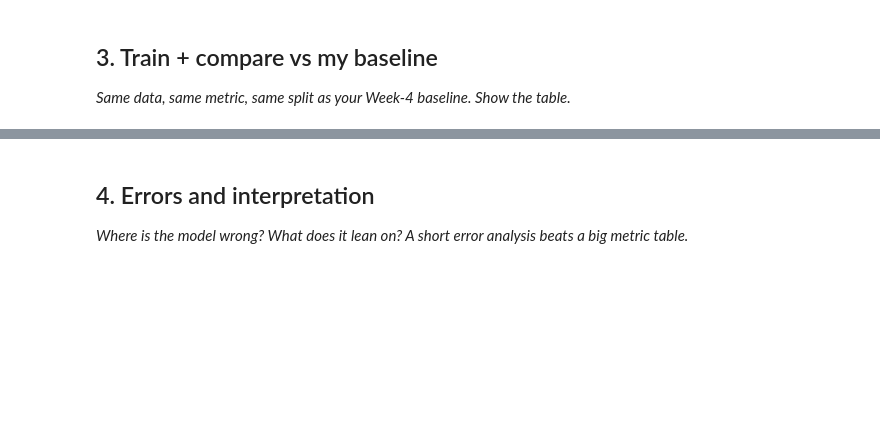
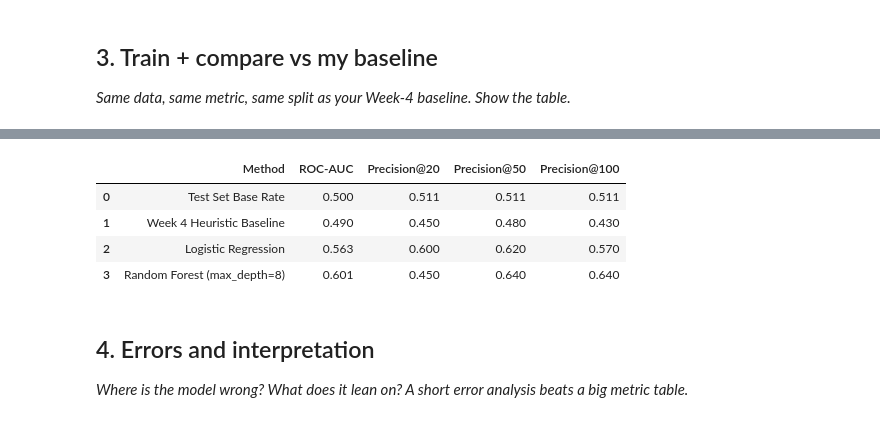
Before and after one commit to mubashir-dev751/starter, a Jupyter notebook: work/notebooks/w05_model.ipynb, the cells around one changed output, grey strips where cells are left out. Saved outputs shown, nothing was run; the diff lists cells and outputs as text; code cells hidden in the pictures; blank space fills up the shorter version.

```diff
--- a/work/notebooks/w05_model.ipynb
+++ b/work/notebooks/w05_model.ipynb
@@ -29,0 +122,88 @@ This skeleton is yours to fill. Work the sections **in order** — each one has
+# %%
+from sklearn.impute import SimpleImputer
+# Make sure this is imported at the top of your notebook if it isn't already
+
+# 1. Metric Helper Functions
+def precision_at_k(scores, labels, k=50):
+    order = np.argsort(-np.asarray(scores))
+    top_k_labels = np.asarray(labels)[order[:k]]
+    return top_k_labels.mean()
+
+# 2. Week 4 Baseline Scoring on Test Set
+def calculate_baseline_score(data):
+    is_stale = (data['days_since_last_update'] >= 180).astype(int)
+    striking_distance = ((data['avg_position'] >= 11) & (data['avg_position'] <= 30)).astype(int)
+    return (is_stale * 1.5 + striking_distance * 2.0) * np.log1p(data['impressions_90d'].fillna(0))
+
+test_df['baseline_score'] = calculate_baseline_score(test_df)
+
+# 3. Build Preprocessor Pipelines (UPDATED WITH IMPUTATION)
+num_pipeline = Pipeline([
+    ('imputer', SimpleImputer(strategy='median')),
+    ('scaler', StandardScaler())
+])
+
+cat_pipeline = Pipeline([
+    ('imputer', SimpleImputer(strategy='constant', fill_value='missing')),
+    ('onehot', OneHotEncoder(handle_unknown='ignore'))
+])
+
+preprocessor = ColumnTransformer(
+    transformers=[
+        ('num', num_pipeline, numeric_features),
+        ('cat', cat_pipeline, categorical_features)
+    ]
+)
+
+# 4. Train Logistic Regression
+lr_pipeline = Pipeline([
+    ('prep', preprocessor),
+    ('model', LogisticRegression(random_state=42, max_iter=1000))
+])
+lr_pipeline.fit(train_df[features], train_df[target])
+test_df['lr_pred_proba'] = lr_pipeline.predict_proba(test_df[features])[:, 1]
+
+# 5. Train Random Forest
+rf_pipeline = Pipeline([
+    ('prep', preprocessor),
+    ('model', RandomForestClassifier(n_estimators=150, max_depth=8, random_state=42, n_jobs=-1))
+])
+rf_pipeline.fit(train_df[features], train_df[target])
+test_df['rf_pred_proba'] = rf_pipeline.predict_proba(test_df[features])[:, 1]
+
+# 6. Generate Non-Negotiable Comparison Table
+metrics_summary = [
+    {
+        "Method": "Test Set Base Rate",
+        "ROC-AUC": 0.500,
+        "Precision@20": test_df[target].mean(),
+        "Precision@50": test_df[target].mean(),
+        "Precision@100": test_df[target].mean()
+    },
+    {
+        "Method": "Week 4 Heuristic Baseline",
+        "ROC-AUC": roc_auc_score(test_df[target], test_df['baseline_score']),
+        "Precision@20": precision_at_k(test_df['baseline_score'], test_df[target], k=20),
+        "Precision@50": precision_at_k(test_df['baseline_score'], test_df[target], k=50),
+        "Precision@100": precision_at_k(test_df['baseline_score'], test_df[target], k=100)
+    },
+    {
+        "Method": "Logistic Regression",
+        "ROC-AUC": roc_auc_score(test_df[target], test_df['lr_pred_proba']),
+        "Precision@20": precision_at_k(test_df['lr_pred_proba'], test_df[target], k=20),
+        "Precision@50": precision_at_k(test_df['lr_pred_proba'], test_df[target], k=50),
+        "Precision@100": precision_at_k(test_df['lr_pred_proba'], test_df[target], k=100)
+    },
+    {
+        "Method": "Random Forest (max_depth=8)",
+        "ROC-AUC": roc_auc_score(test_df[target], test_df['rf_pred_proba']),
+        "Precision@20": precision_at_k(test_df['rf_pred_proba'], test_df[target], k=20),
+        "Precision@50": precision_at_k(test_df['rf_pred_proba'], test_df[target], k=50),
+        "Precision@100": precision_at_k(test_df['rf_pred_proba'], test_df[target], k=100)
+    }
+]
+
+comparison_df = pd.DataFrame(metrics_summary)
+print("=== NON-NEGOTIABLE COMPARISON TABLE ===")
+display(comparison_df.round(3))
+# %% [output]
@@ -30,3 +211,8 @@ This skeleton is yours to fill. Work the sections **in order** — each one has
+|  | Method | ROC-AUC | Precision@20 | Precision@50 | Precision@100 |
+| 0 | Test Set Base Rate | 0.500 | 0.511 | 0.511 | 0.511 |
+| 1 | Week 4 Heuristic Baseline | 0.490 | 0.450 | 0.480 | 0.430 |
+| 2 | Logistic Regression | 0.563 | 0.600 | 0.620 | 0.570 |
+| 3 | Random Forest (max_depth=8) | 0.601 | 0.450 | 0.640 | 0.640 |
 # %% [markdown]
 ## 4. Errors and interpretation
 
```
Also changed, not shown: parts of 12 cells of this notebook.
